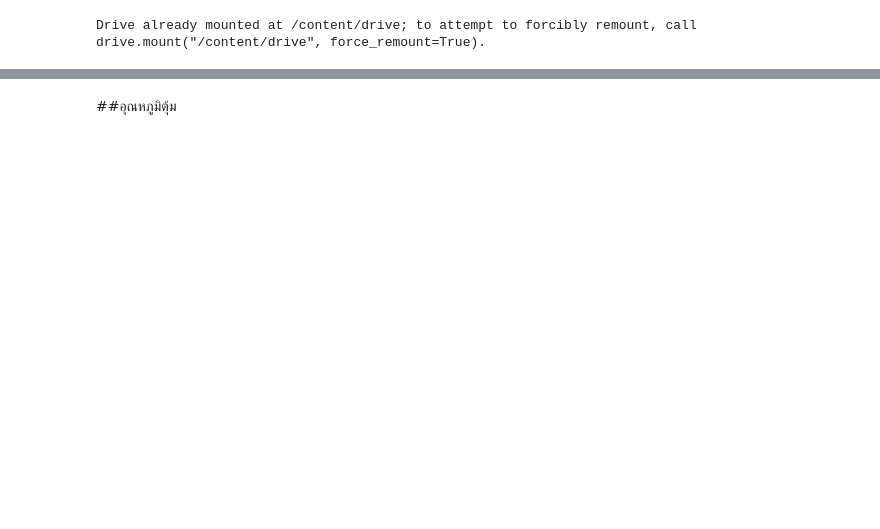
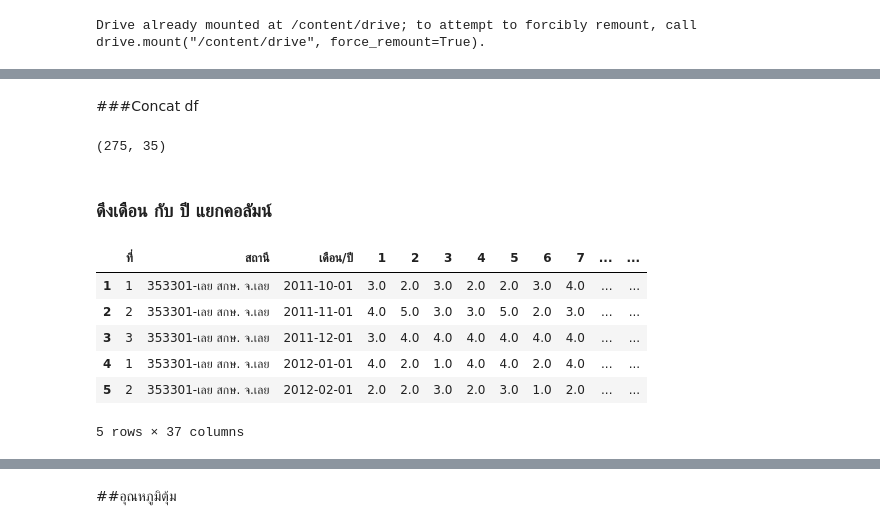
Before and after one commit to Nattakonjpg/bsc_dpbm22, a Jupyter notebook: [data3]_กรมอุตุ_.ipynb, the cells around one changed output, grey strips where cells are left out. Saved outputs shown, nothing was run; the diff lists cells and outputs as text; code cells hidden in the pictures; blank space fills up the shorter version.

```diff
--- a/[data3]_กรมอุตุ_.ipynb
+++ b/[data3]_กรมอุตุ_.ipynb
@@ -15,0 +82,21 @@ import pandas as pd
+# %% [markdown]
+###Concat df
+# %%
+Speed = pd.concat([kkc,snkpn,snkpn,sl,snk])
+Speed.shape
+# %% [output]
+(275, 35)
+# %% [markdown]
+### ดึงเดือน กับ ปี แยกคอลัมน์
+# %%
+Speed['เดือน'] = Speed['เดือน/ปี'].dt.month
+Speed['ปี'] = Speed['เดือน/ปี'].dt.year
+Speed.head()
+# %% [output]
+|  | ที่ | สถานี | เดือน/ปี | 1 | 2 | 3 | 4 | 5 | 6 | 7 | ... | ... |
+| 1 | 1 | 353301-เลย สกษ. จ.เลย | 2011-10-01 | 3.0 | 2.0 | 3.0 | 2.0 | 2.0 | 3.0 | 4.0 | ... | ... |
+| 2 | 2 | 353301-เลย สกษ. จ.เลย | 2011-11-01 | 4.0 | 5.0 | 3.0 | 3.0 | 5.0 | 2.0 | 3.0 | ... | ... |
+| 3 | 3 | 353301-เลย สกษ. จ.เลย | 2011-12-01 | 3.0 | 4.0 | 4.0 | 4.0 | 4.0 | 4.0 | 4.0 | ... | ... |
+| 4 | 1 | 353301-เลย สกษ. จ.เลย | 2012-01-01 | 4.0 | 2.0 | 1.0 | 4.0 | 4.0 | 2.0 | 4.0 | ... | ... |
+| 5 | 2 | 353301-เลย สกษ. จ.เลย | 2012-02-01 | 2.0 | 2.0 | 3.0 | 2.0 | 3.0 | 1.0 | 2.0 | ... | ... |
+5 rows × 37 columns
```
Also changed, not shown: parts of 74 cells of this notebook.
